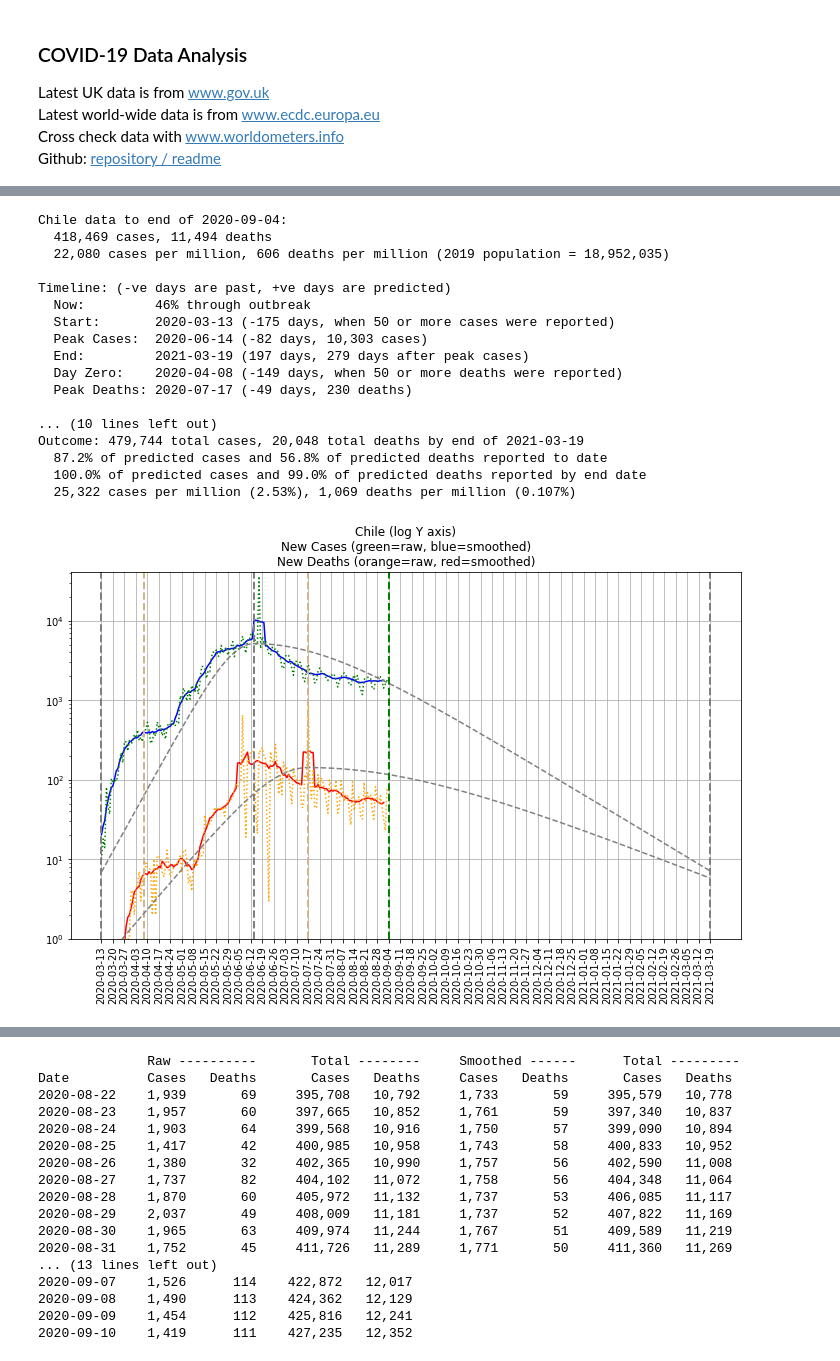
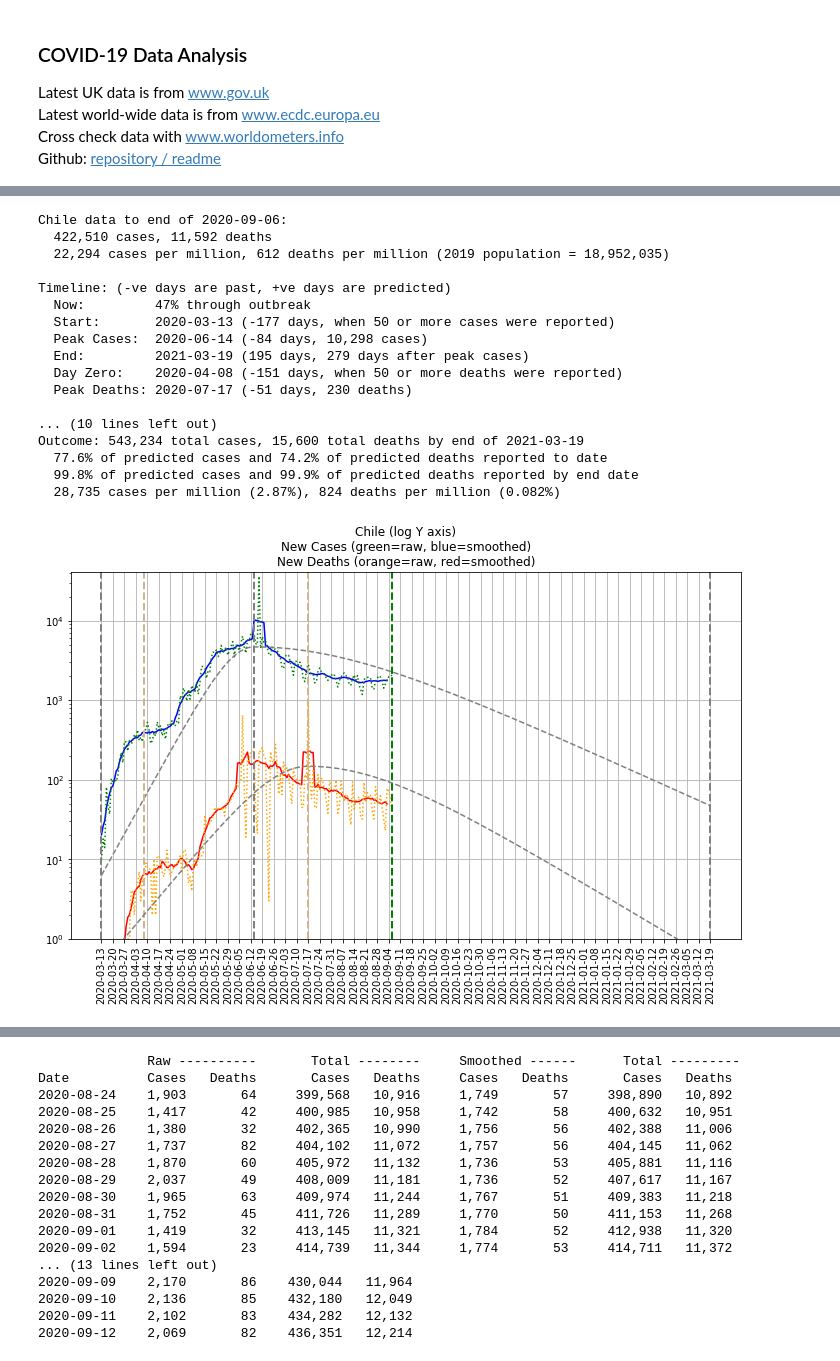
Before and after one commit to TonyM1958/covid19, a Jupyter notebook: world.ipynb, the cells around one changed output, grey strips where cells are left out. Saved outputs shown, nothing was run; the diff lists cells and outputs as text; code cells hidden in the pictures.

```diff
--- a/world.ipynb
+++ b/world.ipynb
@@ -207,21 +207,21 @@ Date          Cases   Deaths       Cases   Deaths     Cases   Deaths       Cases
 # %%
-covid.Region(geoId='CL').analyse()
+covid.Region(geoId='CL', dilation=2, d_cases=4).analyse()
 # %% [output]
-Chile data to end of 2020-09-04:
-  418,469 cases, 11,494 deaths
-  22,080 cases per million, 606 deaths per million (2019 population = 18,952,035)
+Chile data to end of 2020-09-06:
+  422,510 cases, 11,592 deaths
+  22,294 cases per million, 612 deaths per million (2019 population = 18,952,035)
 
 Timeline: (-ve days are past, +ve days are predicted)
-  Now:         46% through outbreak
-  Start:       2020-03-13 (-175 days, when 50 or more cases were reported)
-  Peak Cases:  2020-06-14 (-82 days, 10,303 cases)
-  End:         2021-03-19 (197 days, 279 days after peak cases)
-  Day Zero:    2020-04-08 (-149 days, when 50 or more deaths were reported)
-  Peak Deaths: 2020-07-17 (-49 days, 230 deaths)
+  Now:         47% through outbreak
+  Start:       2020-03-13 (-177 days, when 50 or more cases were reported)
+  Peak Cases:  2020-06-14 (-84 days, 10,298 cases)
+  End:         2021-03-19 (195 days, 279 days after peak cases)
+  Day Zero:    2020-04-08 (-151 days, when 50 or more deaths were reported)
+  Peak Deaths: 2020-07-17 (-51 days, 230 deaths)
 
 ... (10 lines left out)
-Outcome: 479,744 total cases, 20,048 total deaths by end of 2021-03-19
-  87.2% of predicted cases and 56.8% of predicted deaths reported to date
-  100.0% of predicted cases and 99.0% of predicted deaths reported by end date
-  25,322 cases per million (2.53%), 1,069 deaths per million (0.107%)
+Outcome: 543,234 total cases, 15,600 total deaths by end of 2021-03-19
+  77.6% of predicted cases and 74.2% of predicted deaths reported to date
+  99.8% of predicted cases and 99.9% of predicted deaths reported by end date
+  28,735 cases per million (2.87%), 824 deaths per million (0.082%)
-[figure, old version]
+[figure, new version]
@@ -229,20 +229,20 @@ Outcome: 479,744 total cases, 20,048 total deaths by end of 2021-03-19
               Raw ----------       Total --------     Smoothed ------      Total ---------
 Date          Cases   Deaths       Cases   Deaths     Cases   Deaths       Cases   Deaths
-2020-08-22    1,939       69     395,708   10,792     1,733       59     395,579   10,778
-2020-08-23    1,957       60     397,665   10,852     1,761       59     397,340   10,837
-2020-08-24    1,903       64     399,568   10,916     1,750       57     399,090   10,894
-2020-08-25    1,417       42     400,985   10,958     1,743       58     400,833   10,952
-2020-08-26    1,380       32     402,365   10,990     1,757       56     402,590   11,008
-2020-08-27    1,737       82     404,102   11,072     1,758       56     404,348   11,064
-2020-08-28    1,870       60     405,972   11,132     1,737       53     406,085   11,117
-2020-08-29    2,037       49     408,009   11,181     1,737       52     407,822   11,169
-2020-08-30    1,965       63     409,974   11,244     1,767       51     409,589   11,219
-2020-08-31    1,752       45     411,726   11,289     1,771       50     411,360   11,269
+2020-08-24    1,903       64     399,568   10,916     1,749       57     398,890   10,892
+2020-08-25    1,417       42     400,985   10,958     1,742       58     400,632   10,951
+2020-08-26    1,380       32     402,365   10,990     1,756       56     402,388   11,006
+2020-08-27    1,737       82     404,102   11,072     1,757       56     404,145   11,062
+2020-08-28    1,870       60     405,972   11,132     1,736       53     405,881   11,116
+2020-08-29    2,037       49     408,009   11,181     1,736       52     407,617   11,167
+2020-08-30    1,965       63     409,974   11,244     1,767       51     409,383   11,218
+2020-08-31    1,752       45     411,726   11,289     1,770       50     411,153   11,268
+2020-09-01    1,419       32     413,145   11,321     1,784       52     412,938   11,320
+2020-09-02    1,594       23     414,739   11,344     1,774       53     414,711   11,372
 ... (13 lines left out)
-2020-09-07    1,526      114    422,872   12,017
-2020-09-08    1,490      113    424,362   12,129
-2020-09-09    1,454      112    425,816   12,241
-2020-09-10    1,419      111    427,235   12,352
+2020-09-09    2,170       86    430,044   11,964
+2020-09-10    2,136       85    432,180   12,049
+2020-09-11    2,102       83    434,282   12,132
+2020-09-12    2,069       82    436,351   12,214
 # %%
 covid.Region(geoId='PE').analyse()
 # %% [output]
```
Also changed, not shown: parts of 13 cells of this notebook, 2 other files.
